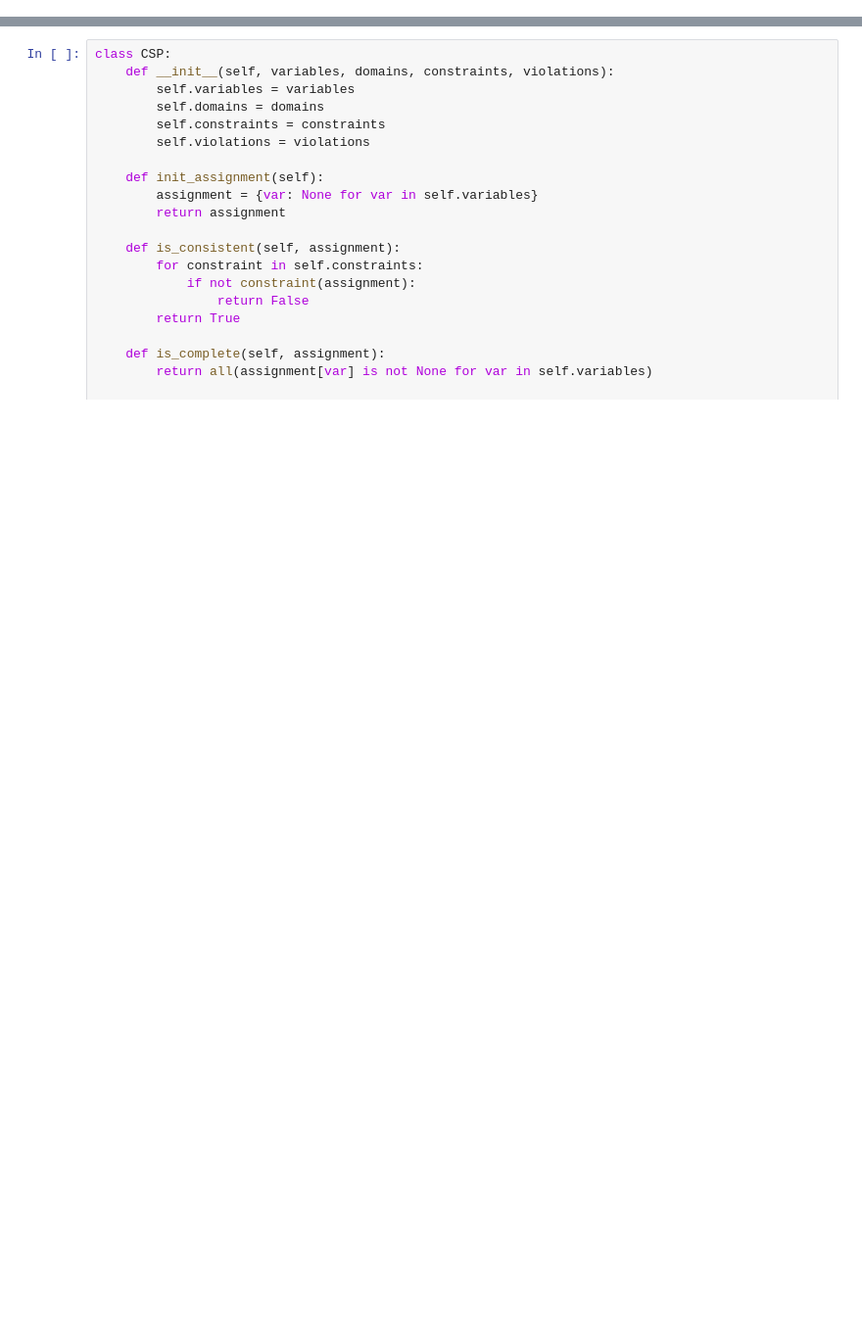
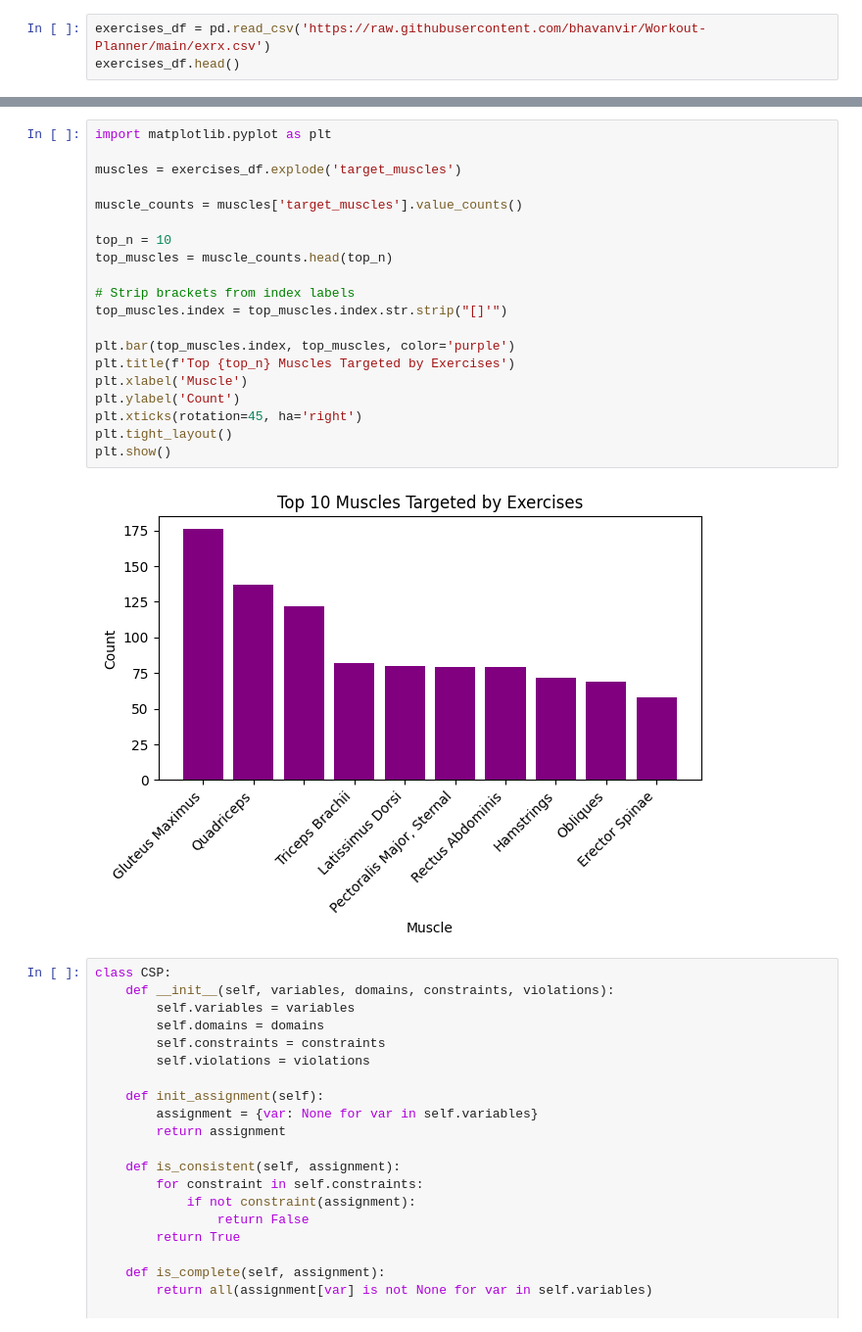
Before and after one commit to alexwholland/Workout-Planner, a Jupyter notebook: csp.ipynb, the cells around one changed output, grey strips where cells are left out. Shown at 98% size. Drawn from its saved outputs; the diff is of its cells as text; blank space fills up the shorter version.

```diff
--- a/csp.ipynb
+++ b/csp.ipynb
@@ -0,0 +3,3 @@
+# %%
+exercises_df = pd.read_csv('https://raw.githubusercontent.com/bhavanvir/Workout-Planner/main/exrx.csv')
+exercises_df.head()
@@ -1,3 +23,25 @@
+# %%
+import matplotlib.pyplot as plt
+
+muscles = exercises_df.explode('target_muscles')
+
+muscle_counts = muscles['target_muscles'].value_counts()
+
+top_n = 10
+top_muscles = muscle_counts.head(top_n)
+
+# Strip brackets from index labels
+top_muscles.index = top_muscles.index.str.strip("[]'")
+
+plt.bar(top_muscles.index, top_muscles, color='purple')
+plt.title(f'Top {top_n} Muscles Targeted by Exercises')
+plt.xlabel('Muscle')
+plt.ylabel('Count')
+plt.xticks(rotation=45, ha='right')
+plt.tight_layout()
+plt.show()
+# %% [output]
+[figure, added]
 # %%
 class CSP:
     def __init__(self, variables, domains, constraints, violations):
```
Also changed, not shown: parts of 3 cells of this notebook.
